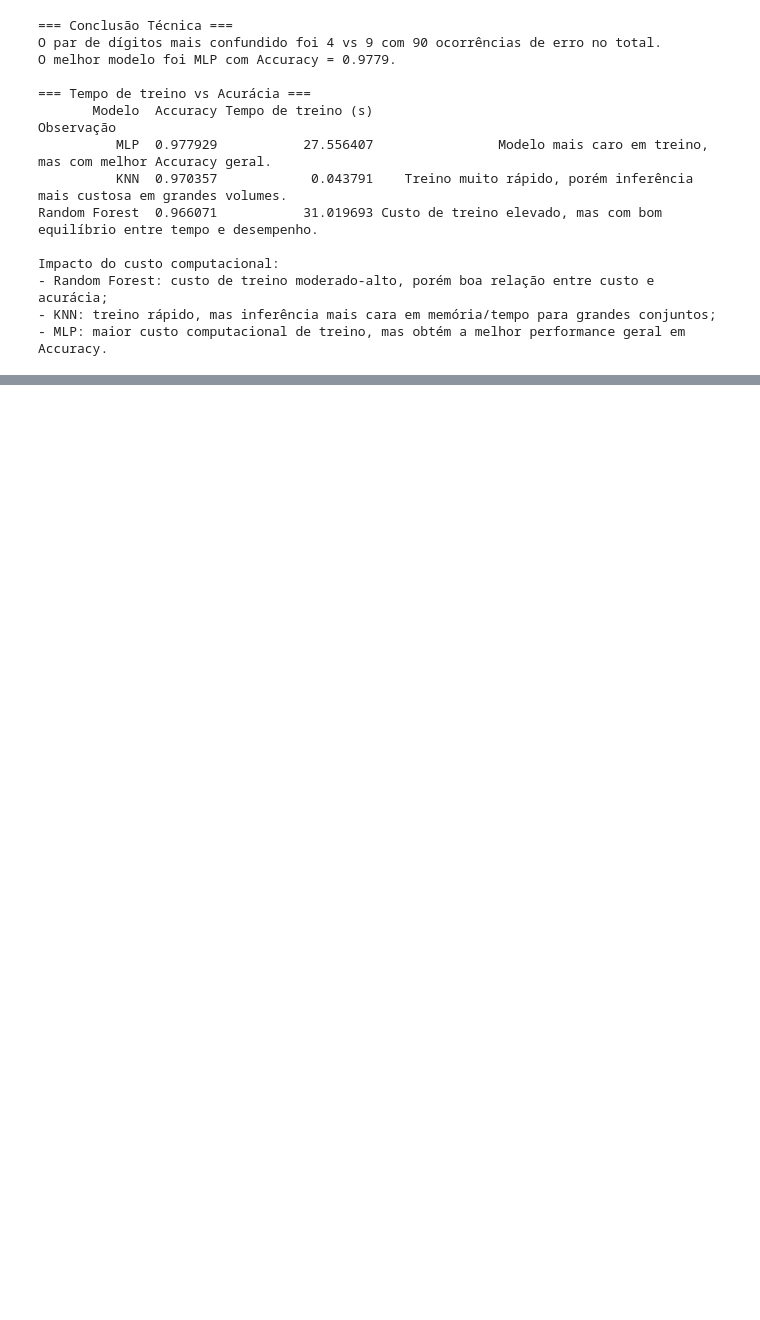
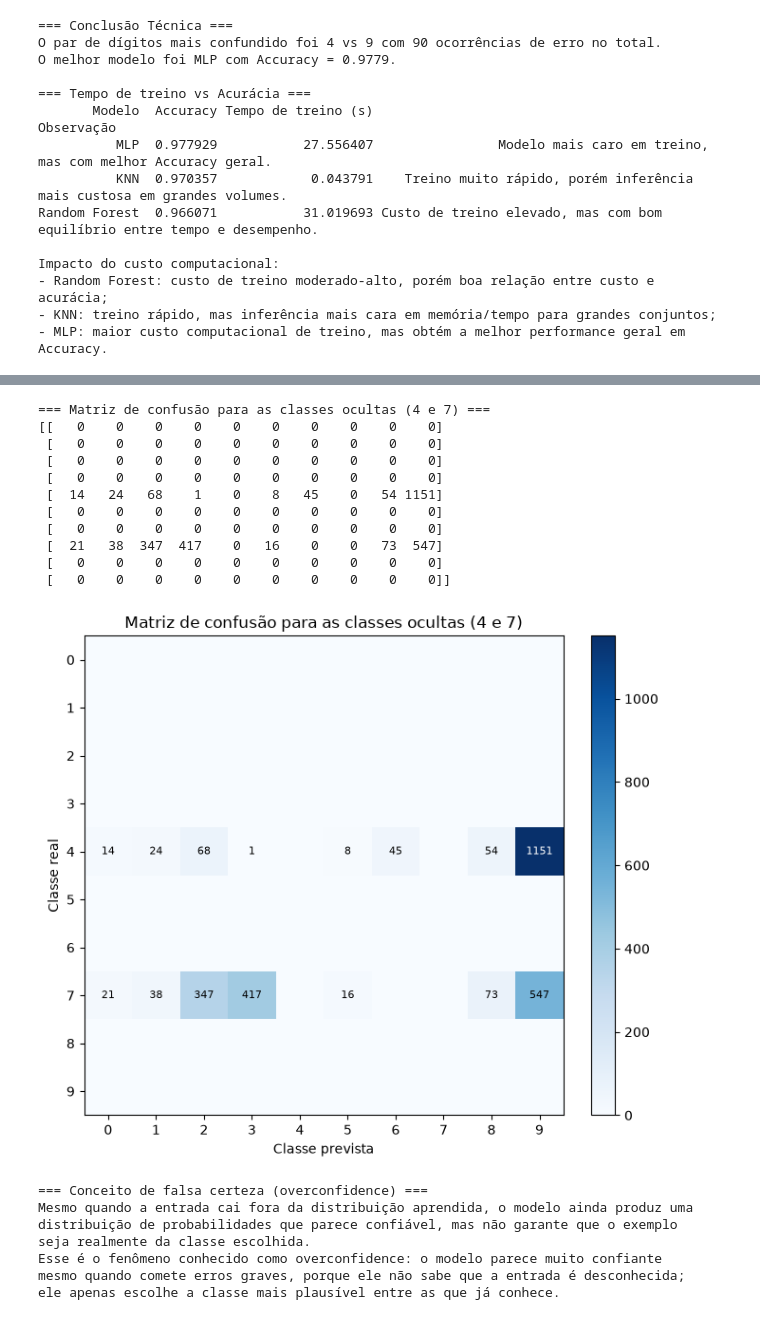
Before and after one commit to admtm123/Mini_Projeto_M2, a Jupyter notebook: Predict_number.ipynb, the cells around one changed output, grey strips where cells are left out. Drawn from its saved outputs; the diff is of its cells as text; code cells hidden in the pictures; blank space fills up the shorter version.

```diff
--- a/Predict_number.ipynb
+++ b/Predict_number.ipynb
@@ -759,0 +919,72 @@ Confiança: 94.56%
+# %%
+# visualizar a distribuição das previsões e a matriz de confusão restrita a esses dados
+
+from sklearn.metrics import confusion_matrix
+
+# Matriz de confusão restrita ao subconjunto de 4 e 7.
+# A linha representa o dígito real (4 ou 7) e a coluna o dígito previsto.
+matriz_confusao_ocultas = confusion_matrix(
+    y_test_classes_ocultas,
+    pred_test_classes_ocultas,
+    labels=labels
+)
+
+print("\n=== Matriz de confusão para as classes ocultas (4 e 7) ===")
+print(matriz_confusao_ocultas)
+
+fig, ax = plt.subplots(figsize=(8, 6))
+imagem = ax.imshow(matriz_confusao_ocultas, cmap='Blues')
+
+ax.set_title('Matriz de confusão para as classes ocultas (4 e 7)')
+ax.set_xlabel('Classe prevista')
+ax.set_ylabel('Classe real')
+ax.set_xticks(range(len(labels)))
+ax.set_yticks(range(len(labels)))
+ax.set_xticklabels(labels)
+ax.set_yticklabels(labels)
+
+for linha in range(matriz_confusao_ocultas.shape[0]):
+    for coluna in range(matriz_confusao_ocultas.shape[1]):
+        valor = matriz_confusao_ocultas[linha, coluna]
+        if valor > 0:
+            ax.text(
+                coluna,
+                linha,
+                str(valor),
+                ha='center',
+                va='center',
+                color='white' if valor > matriz_confusao_ocultas.max() / 2 else 'black',
+                fontsize=8
+            )
+
+fig.colorbar(imagem, ax=ax, fraction=0.046, pad=0.04)
+plt.tight_layout()
+plt.show()
+
+print("\n=== Conceito de falsa certeza (overconfidence) ===")
+print("Mesmo quando a entrada cai fora da distribuição aprendida, o modelo ainda produz uma")
+print("distribuição de probabilidades que parece confiável, mas não garante que o exemplo")
+print("seja realmente da classe escolhida.")
+print("Esse é o fenômeno conhecido como overconfidence: o modelo parece muito confiante")
+print("mesmo quando comete erros graves, porque ele não sabe que a entrada é desconhecida;")
+print("ele apenas escolhe a classe mais plausível entre as que já conhece.")
+# %% [output]
+=== Matriz de confusão para as classes ocultas (4 e 7) ===
+[[   0    0    0    0    0    0    0    0    0    0]
+ [   0    0    0    0    0    0    0    0    0    0]
+ [   0    0    0    0    0    0    0    0    0    0]
+ [   0    0    0    0    0    0    0    0    0    0]
+ [  14   24   68    1    0    8   45    0   54 1151]
+ [   0    0    0    0    0    0    0    0    0    0]
+ [   0    0    0    0    0    0    0    0    0    0]
+ [  21   38  347  417    0   16    0    0   73  547]
+ [   0    0    0    0    0    0    0    0    0    0]
+ [   0    0    0    0    0    0    0    0    0    0]]
+[figure, added]
+=== Conceito de falsa certeza (overconfidence) ===
+Mesmo quando a entrada cai fora da distribuição aprendida, o modelo ainda produz uma
+distribuição de probabilidades que parece confiável, mas não garante que o exemplo
+seja realmente da classe escolhida.
+Esse é o fenômeno conhecido como overconfidence: o modelo parece muito confiante
+mesmo quando comete erros graves, porque ele não sabe que a entrada é desconhecida;
+ele apenas escolhe a classe mais plausível entre as que já conhece.
```
Also changed, not shown: parts of 26 cells of this notebook, 9 other files.
